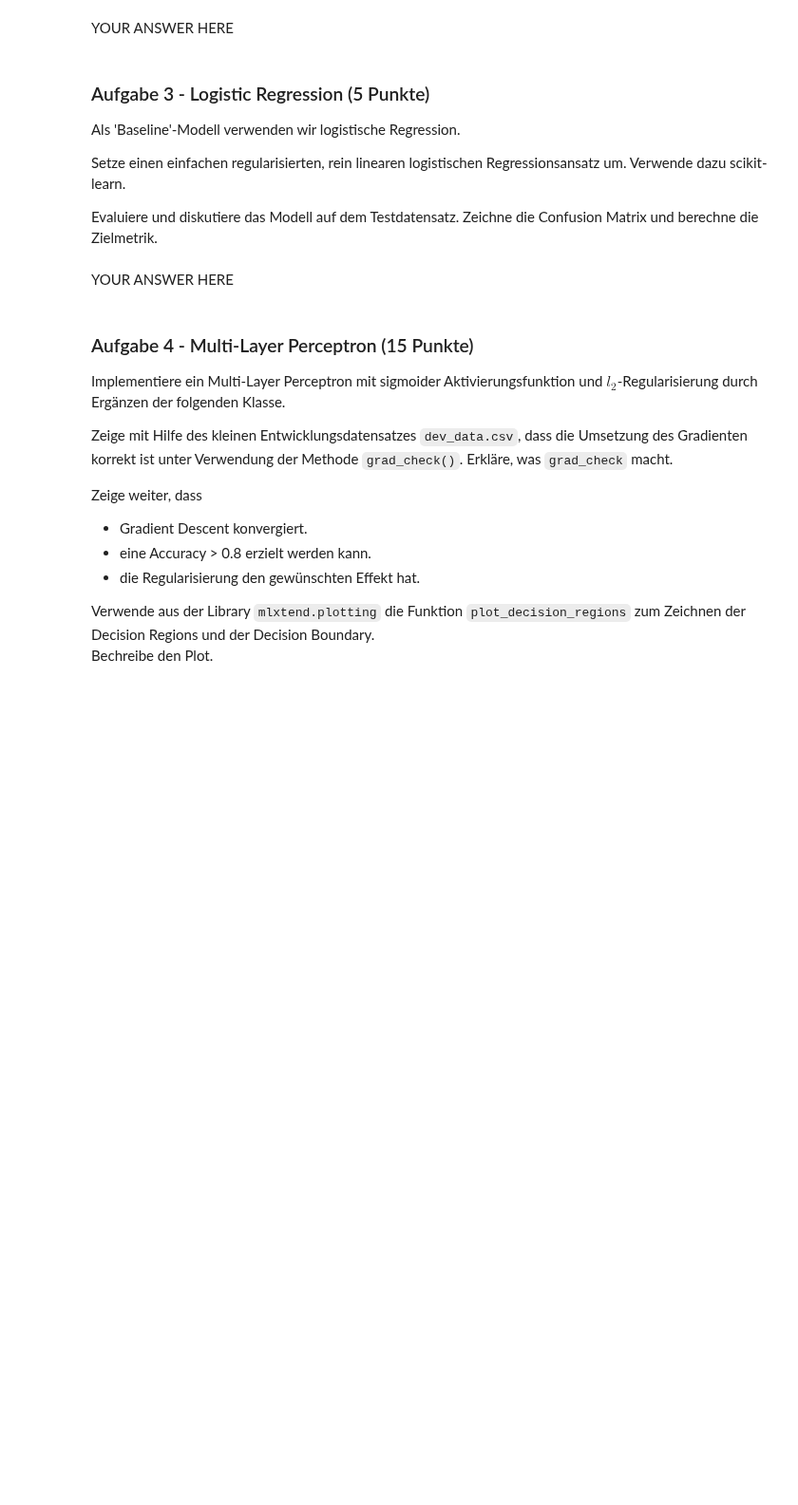
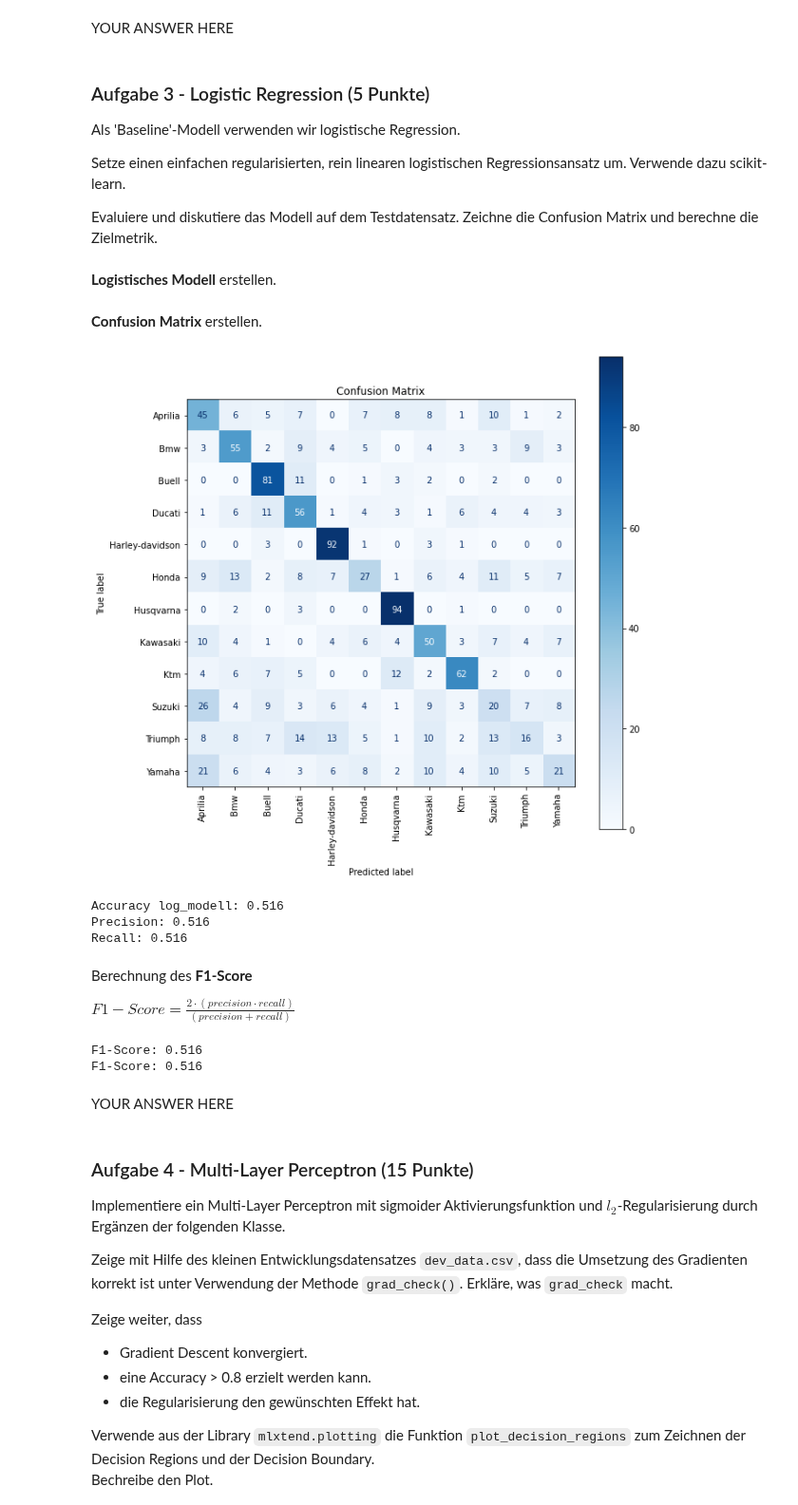
Before and after one commit to rootpi2203/ds_gml, a Jupyter notebook: gml_minichallenge_2/gml_minichallenge_2.ipynb, the cells around one changed output. Shown at 95% size. Cells and saved outputs as stored; diff of their text form; code cells hidden in the pictures; blank space fills up the shorter version.

```diff
--- a/gml_minichallenge_2/gml_minichallenge_2.ipynb
+++ b/gml_minichallenge_2/gml_minichallenge_2.ipynb
@@ -727,0 +796,19 @@ raise NotImplementedError()
+# %%
+from sklearn import preprocessing
+
+X_train_scaled = X_train.copy()
+X_test_scaled = X_test.copy()
+
+# Standardisierung von X_train und X_test
+normalize_attr = ['displacement', 'performance', 'price', 'curb_weight', 'mileage']
+X_train_scaler = preprocessing.StandardScaler().fit(X_train[normalize_attr])
+X_test_scaler = preprocessing.StandardScaler().fit(X_test[normalize_attr])
+
+# Standardisierte Werte schreiben
+X_train_scaled.loc[:, normalize_attr] = X_train_scaler.transform(X_train[normalize_attr])
+X_test_scaled.loc[:, normalize_attr] = X_test_scaler.transform(X_test[normalize_attr])
+
+# Dummie Variablen von den Kategorischen Attributen erzeugen
+X_train_scaled = pd.get_dummies(X_train_scaled)
+X_test_scaled = pd.get_dummies(X_test_scaled)
+X_train_scaled
@@ -741,3 +856,58 @@ raise NotImplementedError()
+# %% [markdown]
+**Logistisches Modell** erstellen.
+# %%
+# YOUR CODE HERE
+from sklearn.linear_model import LogisticRegression
+from sklearn.metrics import confusion_matrix
+from sklearn.metrics import plot_confusion_matrix
+from sklearn.metrics import precision_score
+from sklearn.metrics import recall_score
+from sklearn.metrics import f1_score
+
+# erstelle logistische Modell
+log_modell = LogisticRegression(max_iter=500, random_state=42).fit(X_train_scaled, y_train)
+
+# erstelle Vorhersagen für Train und Test
+y_train_pred = log_modell.predict(X_train_scaled)
+y_test_pred = log_modell.predict(X_test_scaled)
+# %% [markdown]
+**Confusion Matrix** erstellen.
+# %%
+fig, ax = plt.subplots(figsize=(10, 10))
+plot_confusion_matrix(log_modell, X_test_scaled, y_test,
+                      xticks_rotation='vertical', cmap=plt.cm.Blues, ax=ax)
+plt.title('Confusion Matrix')
+plt.show()
+# %% [output]
+[figure, added]
+# %%
+# berechnen der optionalen Metriken
+acc_log_model = log_modell.score(X_train_scaled, y_train)
+prec_log_model = precision_score(y_test, y_test_pred, average="micro")
+recall_log_model = recall_score(y_test, y_test_pred, average="micro")
+
+print(f'Accuracy log_modell: {acc_log_model:0.3f}')
+print(f'Precision: {prec_log_model:0.3f}')
+print(f'Recall: {recall_log_model:0.3f}')
+# %% [output]
+Accuracy log_modell: 0.516
+Precision: 0.516
+Recall: 0.516
+# %% [markdown]
+Berechnung des **F1-Score**
+
+$F1-Score = \frac{2 \cdot (precision \cdot recall)}{(precision + recall)}$
+# %%
+# Berechnung mit precision recal
+f1_log_model = (2 * prec_log_model * recall_log_model) / (prec_log_model + recall_log_model)
+print(f'F1-Score: {f1_log_model:0.3f}')
+
+# Berechnung mit sklearn
+f1_log_model = recall_score(y_test, y_test_pred, average="micro")
+print(f'F1-Score: {f1_log_model:0.3f}')
+# %% [output]
+F1-Score: 0.516
+F1-Score: 0.516
 # %% [markdown]
 YOUR ANSWER HERE
 # %% [markdown]
```
Also changed, not shown: parts of 11 cells of this notebook.
